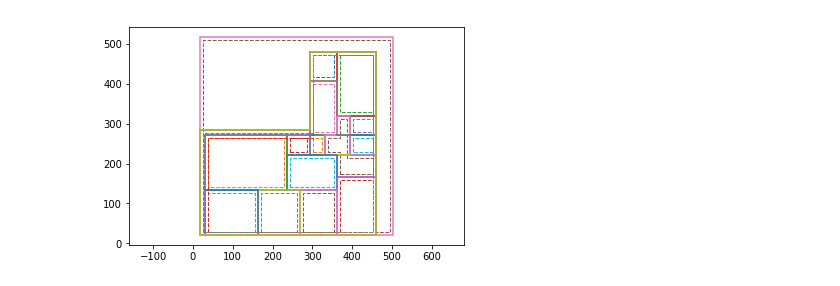
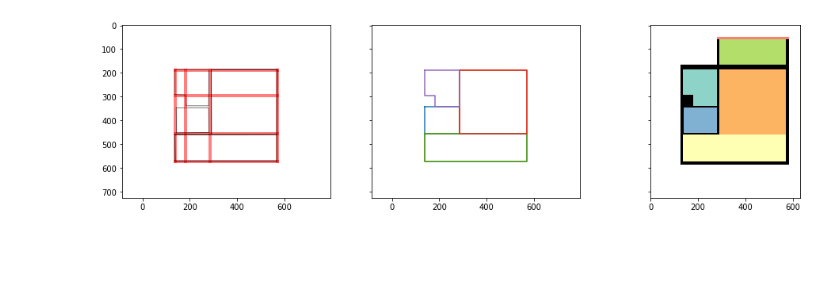
Before and after one commit to saeranv/CubiCasa5k, a Jupyter notebook: floorplan_bem/floorplan_bem.ipynb, the cells around one changed output. Saved outputs shown, nothing was run; the diff lists cells and outputs as text; code cells hidden in the pictures; blank space fills up the shorter version.

Commit message:
feat(floorplan_bem): save multi thresh attempt.

```diff
--- a/floorplan_bem/floorplan_bem.ipynb
+++ b/floorplan_bem/floorplan_bem.ipynb
@@ -290,0 +438,16 @@ yproj = _yproj @ _FLIP_ORTHO2D_MTX
+# %%
+threshed_rooms = []
+for i, rm_class in enumerate(np.unique(_rooms)):
+    _room = np.where(_rooms == rm_class, 1, 0)
+    room = _room.astype(np.float64)
+    dx = np.abs(np.diff(room, axis=0, prepend=0.0))
+    dy = np.abs(np.diff(room, axis=1, prepend=0.0))
+    diff = dx + dy
+    diff = np.where(diff > 0, 255, 0)
+    room = diff.astype(np.uint8)
+
+    #_, a = plt.subplots(figsize=figsize_default)
+    #a.imshow(room)
+    threshed_rooms.append(room)
+
+#plt.imshow(threshed_rooms[2])
@@ -291,31 +570,25 @@ yproj = _yproj @ _FLIP_ORTHO2D_MTX
 # %%
-tol = 25.0  # door width
-tar_var = (tol / 2) ** 2
+#tol = 25.0  # door width
+#tar_var = (tol / 2) ** 2
 init_var = 2.0
-pts_reduce_fac = 1 / 20.0
-
-x_gauss_mod = gauss_mixture_1d(xproj, pts_reduce_fac, init_var, random_seed)
-y_gauss_mod = gauss_mixture_1d(yproj, pts_reduce_fac, init_var, random_seed)
-# print(20, x_gauss_mod.aic(xproj))
+x_gauss_mod = gauss_mixture_1d(xproj, x_ncomps, init_var, random_seed)
+y_gauss_mod = gauss_mixture_1d(yproj, y_ncomps, init_var, random_seed)
 
 # Get clusters
 x_means = x_gauss_mod.means_[:, 0]
 y_means = y_gauss_mod.means_[:, 0]
 
 
-# # Visualize grid
-# f, a = plt.subplots(1,1)
-# for polyc in poly_contours:
-#     a.plot(*polyc, color='black')
-# a = viz_ortho_snap_grid(x_means, y_means, a)
-# img = hdata['image'].permute(1, 2, 0) / 255.0
-# _ = a.axis('equal')
+# Visualize grid
+f, a = plt.subplots(1, 3, figsize=(16, 4), sharey=True)
+a[0] = viz_ortho_snap_grid(x_means, y_means, a[0])
+a[0] = viz_poly_sh_arr(poly_sh_arr, a=a[0], color='black', linewidth=0.5)
+img = hdata['image'].permute(1, 2, 0) / 255.0
+_ = a[0].axis('equal')
 
 #xgrid, ygrid = np.meshgrid(x_means, y_means)
-poly_contours[0].T  # x, y index in image
 #x_clusters = x_gauss_mod.predict(xproj)
 #y_clusters = y_gauss_mod.predict(yproj)
-
 
 def get_cluster_coord_fx(x_means, y_means):
     """Get fx coordinates of closest cluster for polygon pts"""
@@ -327,17 +600,45 @@ def get_cluster_coord_fx(x_means, y_means):
         return np.array([x_means[x_clusters], y_means[y_clusters]])
     return _get_cluster_coord_fx
 
-f, a = plt.subplots()
+#f, a = plt.subplots()
 
 cluster_fx = get_cluster_coord_fx(x_means, y_means)
+beps, stol, dpct = 5, 0.25 * image_scale, 0.05
+_clean_poly_sh = lambda p: clean_poly_sh(p, beps, stol, dpct)
 
-for polyc in poly_contours:
-    polyc = cluster_fx(polyc.T)
-    polyc_sh = to_poly_sh(*polyc)
-    polyc_sh = polyc_sh.buffer(-8, resolution=16, cap_style=3, join_style=2)
+# gap_tol = 1.0
+# poly_sh_arr = filter_duplicate_polys(ridx, poly_sh_arr, gap_tol, meter_scale)
+# _dup_diff = n_poly_sh - len(poly_sh_arr)
+# print('Removed:', _dup_diff, 'duplicates; num @', len(poly_sh_arr))
+
+area_tol, side_tol = 2, 1
+poly_sh_arr = filter_by_size(poly_sh_arr, area_tol, side_tol, meter_scale)
+_sml_diff = n_poly_sh - _dup_diff - len(poly_sh_arr)
+print('Removed:', _sml_diff, 'smalls; num @', len(poly_sh_arr))
+
+_poly_sh_arr = []
+ii = 0
+for polyc in poly_sh_arr:
+
+    polyc = cluster_fx(np.array(polyc.exterior.xy).T)
+    polyc_sh = to_poly_sh(polyc)
+    #area_tol, side_tol = 2, 1
+    #poly_sh_arr = filter_by_size(poly_sh_arr, area_tol, side_tol, meter_scale)
+    if polyc_sh.area < 1e-10:
+        continue
+    polyc_sh = _clean_poly_sh(polyc_sh)
+    if polyc_sh is None:
+        continue
+    _poly_sh_arr.append(polyc_sh)
+    #polyc_sh = polyc#.buffer(-8, resolution=16, cap_style=3, join_style=2)
     if polyc_sh.exterior:
+        print(polyc_sh.is_valid, 'area', np.round(polyc_sh.area * meter_scale * meter_scale, 2))
+        ii += 1
         #a.scatter(_polyc[0], _polyc[1], s=50, color='red')
-        a.plot(*polyc_sh.exterior.xy, linestyle='--', linewidth=1)
-    a.plot(*polyc)
-a.axis('equal')
+        #a.plot(*polyc_sh.exterior.xy, linestyle='--', linewidth=1)
+        a[1].plot(*polyc)
+a[1].axis('equal')
+a[2].imshow(label_np, cmap='rooms')
+
+print(ii)
 # %% [output]
@@ -345 +652 @@ a.axis('equal')
-[figure, old version]
+[figure, new version]
```
Also changed, not shown: parts of 18 cells of this notebook, 3 other files.
